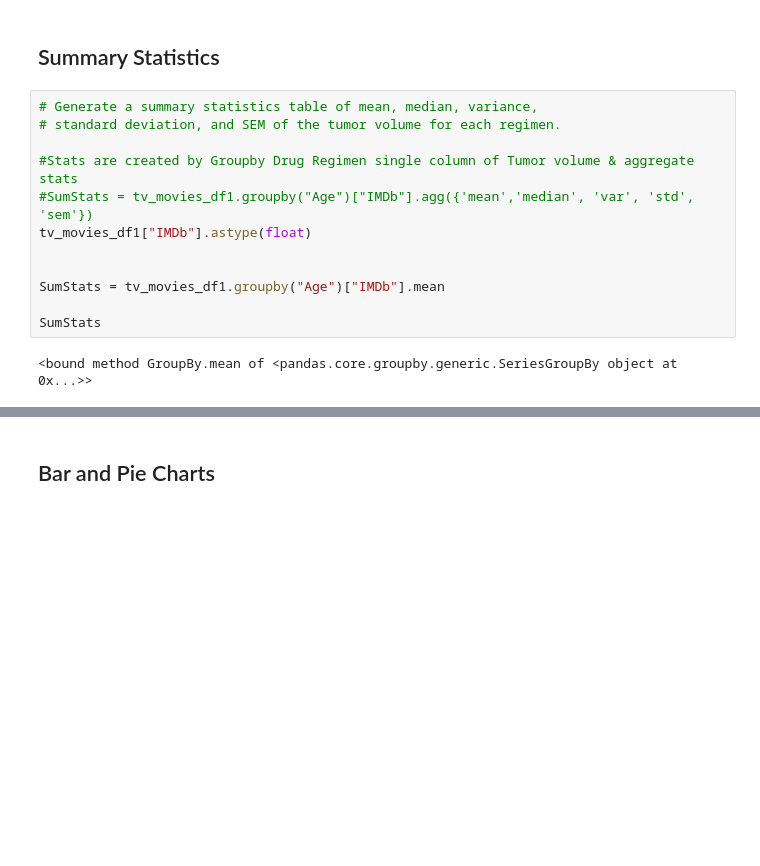
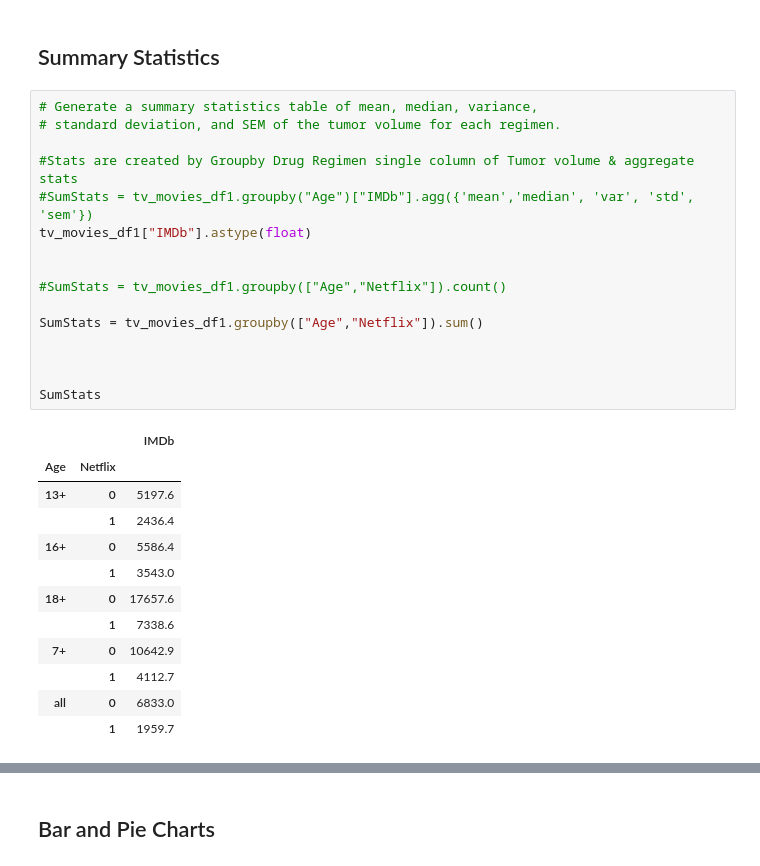
Before and after one commit to jtslater2/old_fashioned, a Jupyter notebook: Scripts/mpaa.ipynb, the cells around one changed output, grey strips where cells are left out. Drawn from its saved outputs; the diff is of its cells as text; blank space fills up the shorter version.

```diff
--- a/Scripts/mpaa.ipynb
+++ b/Scripts/mpaa.ipynb
@@ -78,14 +75,29 @@ The second mouse count = 249
 # %%
 # Generate a summary statistics table of mean, median, variance,
 # standard deviation, and SEM of the tumor volume for each regimen.
 
 #Stats are created by Groupby Drug Regimen single column of Tumor volume & aggregate stats
 #SumStats = tv_movies_df1.groupby("Age")["IMDb"].agg({'mean','median', 'var', 'std', 'sem'})
 tv_movies_df1["IMDb"].astype(float)
 
 
-SumStats = tv_movies_df1.groupby("Age")["IMDb"].mean
+#SumStats = tv_movies_df1.groupby(["Age","Netflix"]).count()
+
+SumStats = tv_movies_df1.groupby(["Age","Netflix"]).sum()
+
+
 
 SumStats
 # %% [output]
-<bound method GroupBy.mean of <pandas.core.groupby.generic.SeriesGroupBy object at 0x...>>
+|  |  | IMDb |
+| Age | Netflix |  |
+| 13+ | 0 | 5197.6 |
+|  | 1 | 2436.4 |
+| 16+ | 0 | 5586.4 |
+|  | 1 | 3543.0 |
+| 18+ | 0 | 17657.6 |
+|  | 1 | 7338.6 |
+| 7+ | 0 | 10642.9 |
+|  | 1 | 4112.7 |
+| all | 0 | 6833.0 |
+|  | 1 | 1959.7 |
```
Also changed, not shown: parts of 4 cells of this notebook.
